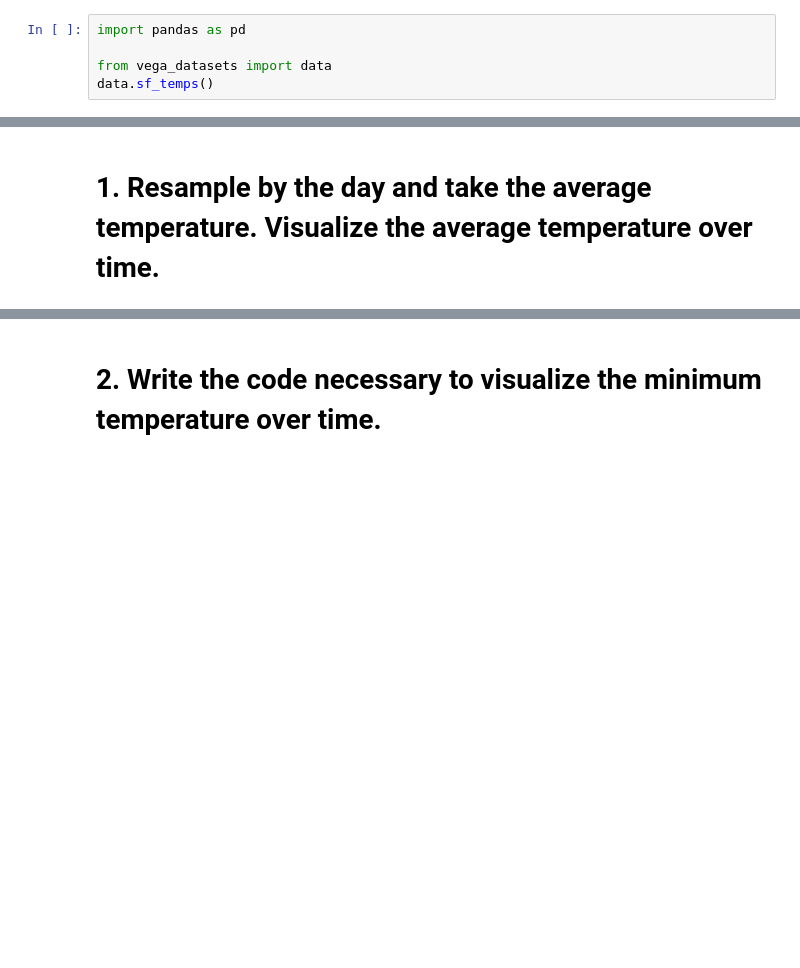
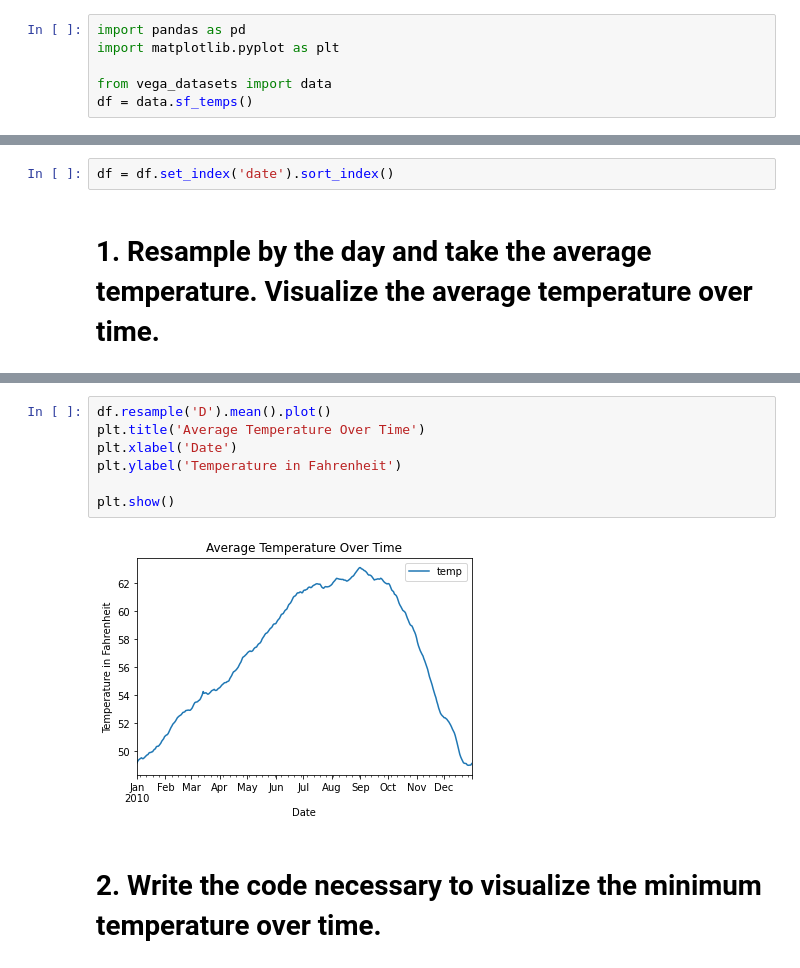
Before and after one commit to christophermayorga/time-series-exercises, a Jupyter notebook: time-date.ipynb, the cells around one changed output, grey strips where cells are left out. Saved outputs shown, nothing was run; the diff lists cells and outputs as text; blank space fills up the shorter version.

```diff
--- a/time-date.ipynb
+++ b/time-date.ipynb
@@ -1,5 +1,6 @@
 # %%
 import pandas as pd
+import matplotlib.pyplot as plt
 
 from vega_datasets import data
-data.sf_temps()
+df = data.sf_temps()
@@ -20,2 +28,4 @@ data.sf_temps()
+# %%
+df = df.set_index('date').sort_index()
 # %% [markdown]
 # 1. Resample by the day and take the average temperature. Visualize the average temperature over time.
@@ -22,2 +49,11 @@ data.sf_temps()
+# %%
+df.resample('D').mean().plot()
+plt.title('Average Temperature Over Time')
+plt.xlabel('Date')
+plt.ylabel('Temperature in Fahrenheit')
+
+plt.show()
+# %% [output]
+[figure, added]
 # %% [markdown]
 # 2. Write the code necessary to visualize the minimum temperature over time.
```
Also changed, not shown: parts of 8 cells of this notebook.
